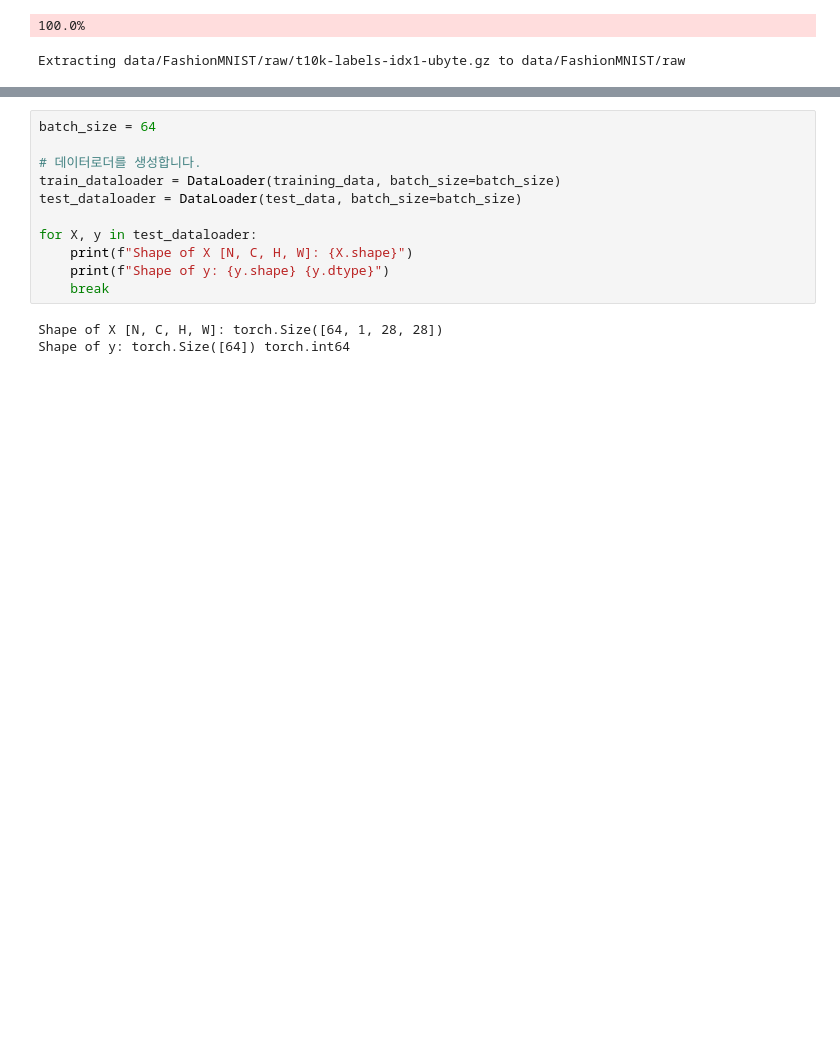
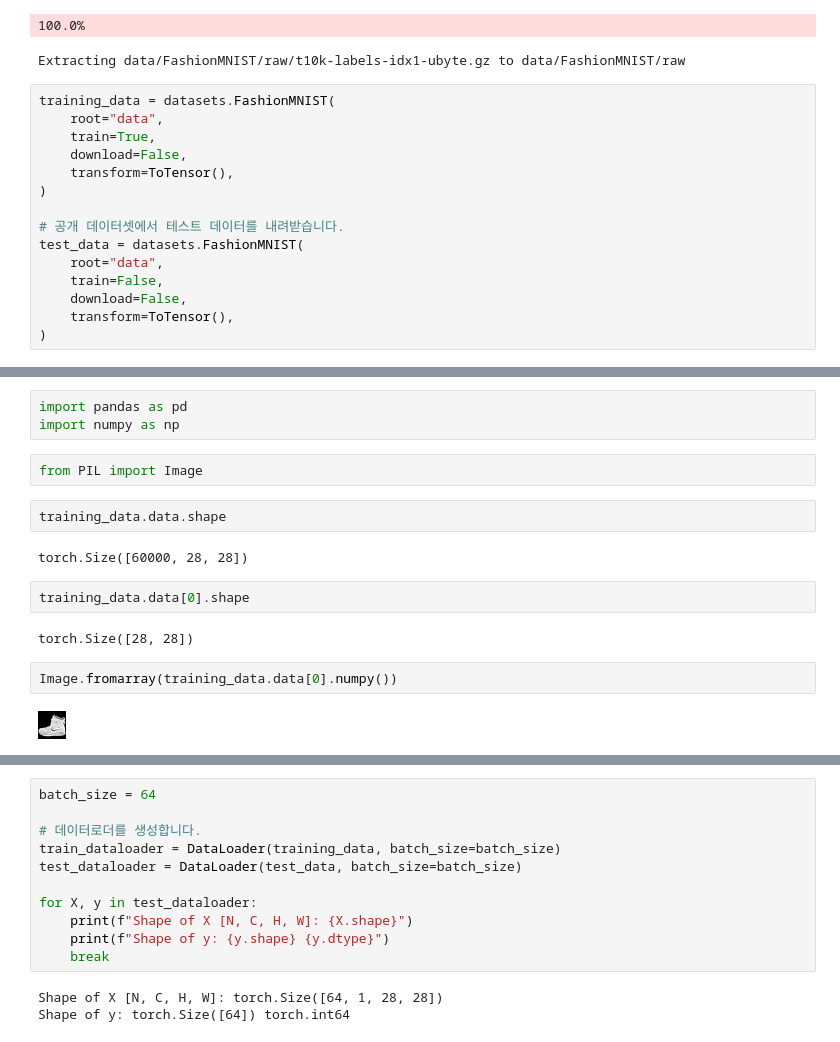
Before and after one commit to Song-Juntae/tutorials, a Jupyter notebook: 파이토치/파이토치.ipynb, the cells around one changed output, grey strips where cells are left out. Saved outputs shown, nothing was run; the diff lists cells and outputs as text; blank space fills up the shorter version.

```diff
--- a/파이토치/파이토치.ipynb
+++ b/파이토치/파이토치.ipynb
@@ -40,3 +40,18 @@ Downloading http://fashion-mnist.s3-website.eu-central-1.amazonaws.com/t10k-labe
 Downloading http://fashion-mnist.s3-website.eu-central-1.amazonaws.com/t10k-labels-idx1-ubyte.gz to data/FashionMNIST/raw/t10k-labels-idx1-ubyte.gz
 100.0%
 Extracting data/FashionMNIST/raw/t10k-labels-idx1-ubyte.gz to data/FashionMNIST/raw
+# %%
+training_data = datasets.FashionMNIST(
+    root="data",
+    train=True,
+    download=False,
+    transform=ToTensor(),
+)
+
+# 공개 데이터셋에서 테스트 데이터를 내려받습니다.
+test_data = datasets.FashionMNIST(
+    root="data",
+    train=False,
+    download=False,
+    transform=ToTensor(),
+)
@@ -42,0 +87,17 @@ Extracting data/FashionMNIST/raw/t10k-labels-idx1-ubyte.gz to data/FashionMNIST/
+# %%
+import pandas as pd
+import numpy as np
+# %%
+from PIL import Image
+# %%
+training_data.data.shape
+# %% [output]
+torch.Size([60000, 28, 28])
+# %%
+training_data.data[0].shape
+# %% [output]
+torch.Size([28, 28])
+# %%
+Image.fromarray(training_data.data[0].numpy())
+# %% [output]
+[figure, added]
```
Also changed, not shown: parts of 26 cells of this notebook.
